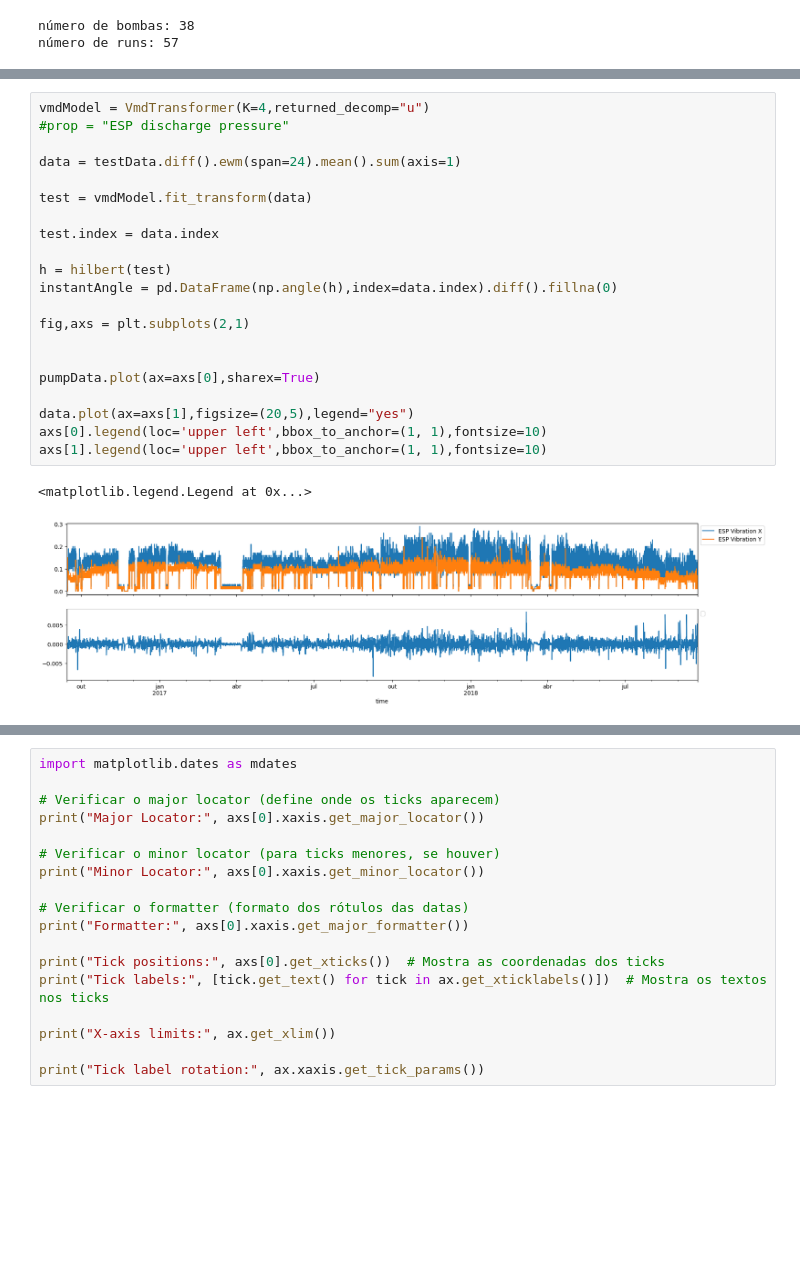
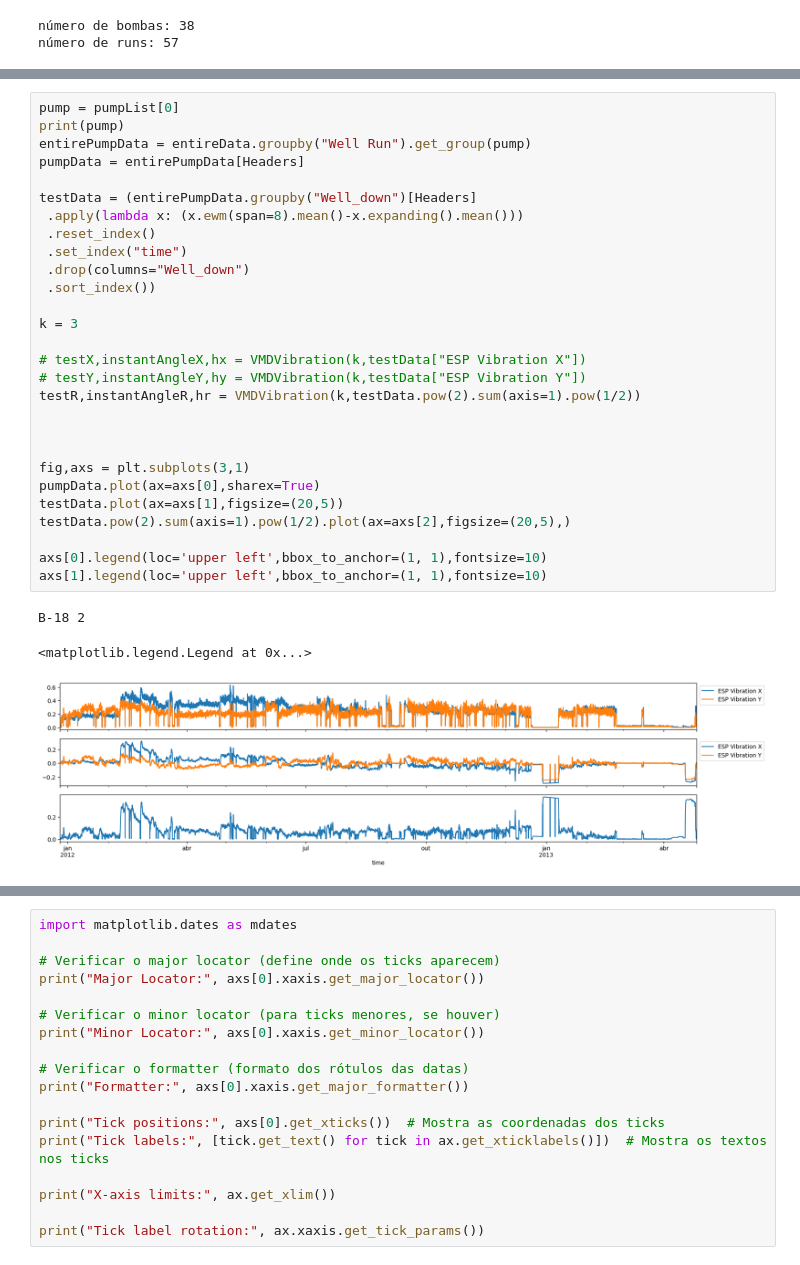
Before and after one commit to RL2-SP3/LISSA, a Jupyter notebook: examples/frequency.ipynb, the cells around one changed output, grey strips where cells are left out. Drawn from its saved outputs; the diff is of its cells as text; blank space fills up the shorter version.

```diff
--- a/examples/frequency.ipynb
+++ b/examples/frequency.ipynb
@@ -63,24 +62,32 @@ def plot_multicolored(ax, x, y, c):
-# %%
-vmdModel = VmdTransformer(K=4,returned_decomp="u")
-#prop = "ESP discharge pressure"
-
-data = testData.diff().ewm(span=24).mean().sum(axis=1)
-
-test = vmdModel.fit_transform(data)
-
-test.index = data.index
-
-h = hilbert(test)
-instantAngle = pd.DataFrame(np.angle(h),index=data.index).diff().fillna(0)
-
-fig,axs = plt.subplots(2,1)
-
-
-pumpData.plot(ax=axs[0],sharex=True)
-
-data.plot(ax=axs[1],figsize=(20,5),legend="yes")
-axs[0].legend(loc='upper left',bbox_to_anchor=(1, 1),fontsize=10)
-axs[1].legend(loc='upper left',bbox_to_anchor=(1, 1),fontsize=10)
-# %% [output]
-<matplotlib.legend.Legend at 0x...>
-[figure, removed]
+# %%
+pump = pumpList[0]
+print(pump)
+entirePumpData = entireData.groupby("Well Run").get_group(pump)
+pumpData = entirePumpData[Headers]
+
+testData = (entirePumpData.groupby("Well_down")[Headers]
+ .apply(lambda x: (x.ewm(span=8).mean()-x.expanding().mean()))
+ .reset_index()
+ .set_index("time")
+ .drop(columns="Well_down")
+ .sort_index())
+
+k = 3
+
+# testX,instantAngleX,hx = VMDVibration(k,testData["ESP Vibration X"])
+# testY,instantAngleY,hy = VMDVibration(k,testData["ESP Vibration Y"])
+testR,instantAngleR,hr = VMDVibration(k,testData.pow(2).sum(axis=1).pow(1/2))
+
+
+
+fig,axs = plt.subplots(3,1)
+pumpData.plot(ax=axs[0],sharex=True)
+testData.plot(ax=axs[1],figsize=(20,5))
+testData.pow(2).sum(axis=1).pow(1/2).plot(ax=axs[2],figsize=(20,5),)
+
+axs[0].legend(loc='upper left',bbox_to_anchor=(1, 1),fontsize=10)
+axs[1].legend(loc='upper left',bbox_to_anchor=(1, 1),fontsize=10)
+# %% [output]
+B-18 2
+<matplotlib.legend.Legend at 0x...>
+[figure, added]
```
Also changed, not shown: parts of 7 cells of this notebook, 1 other file.
